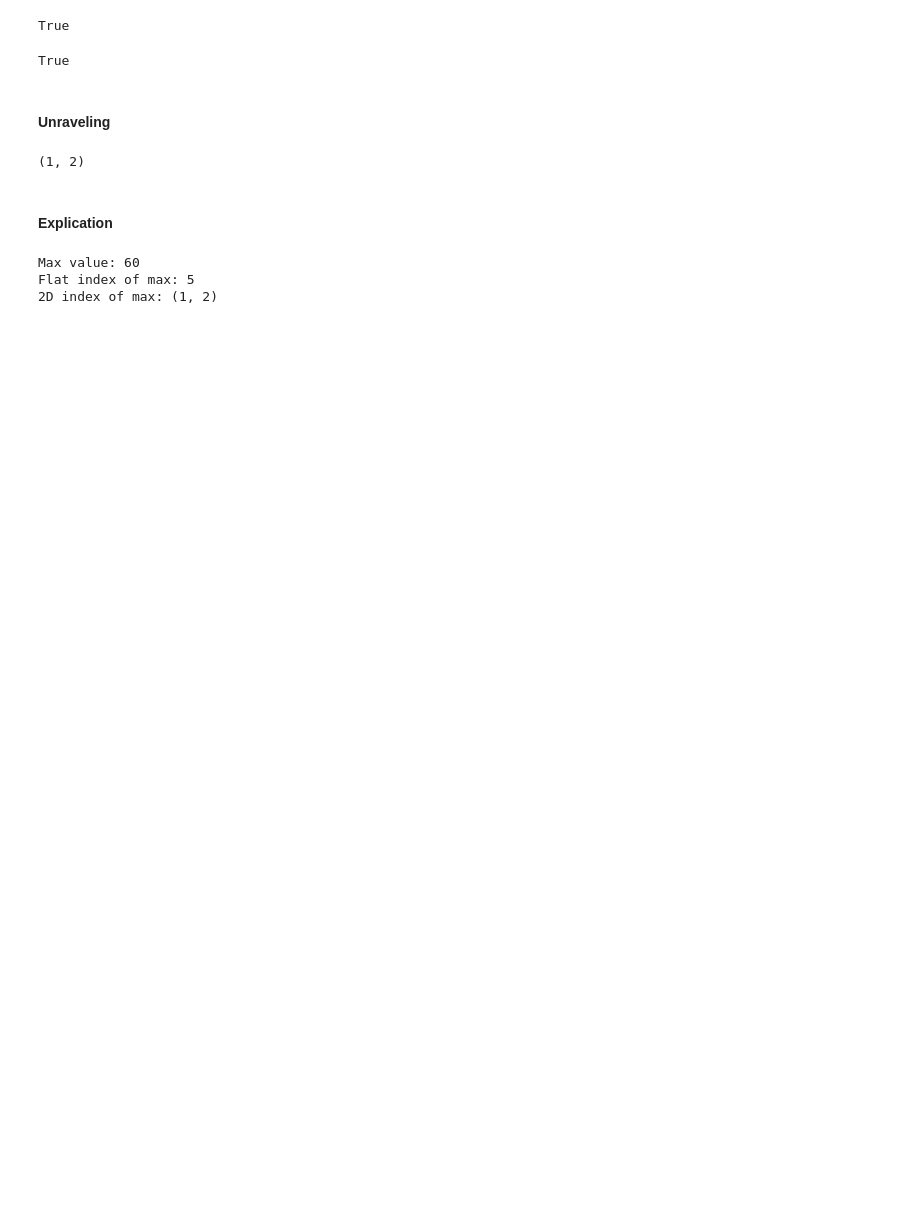
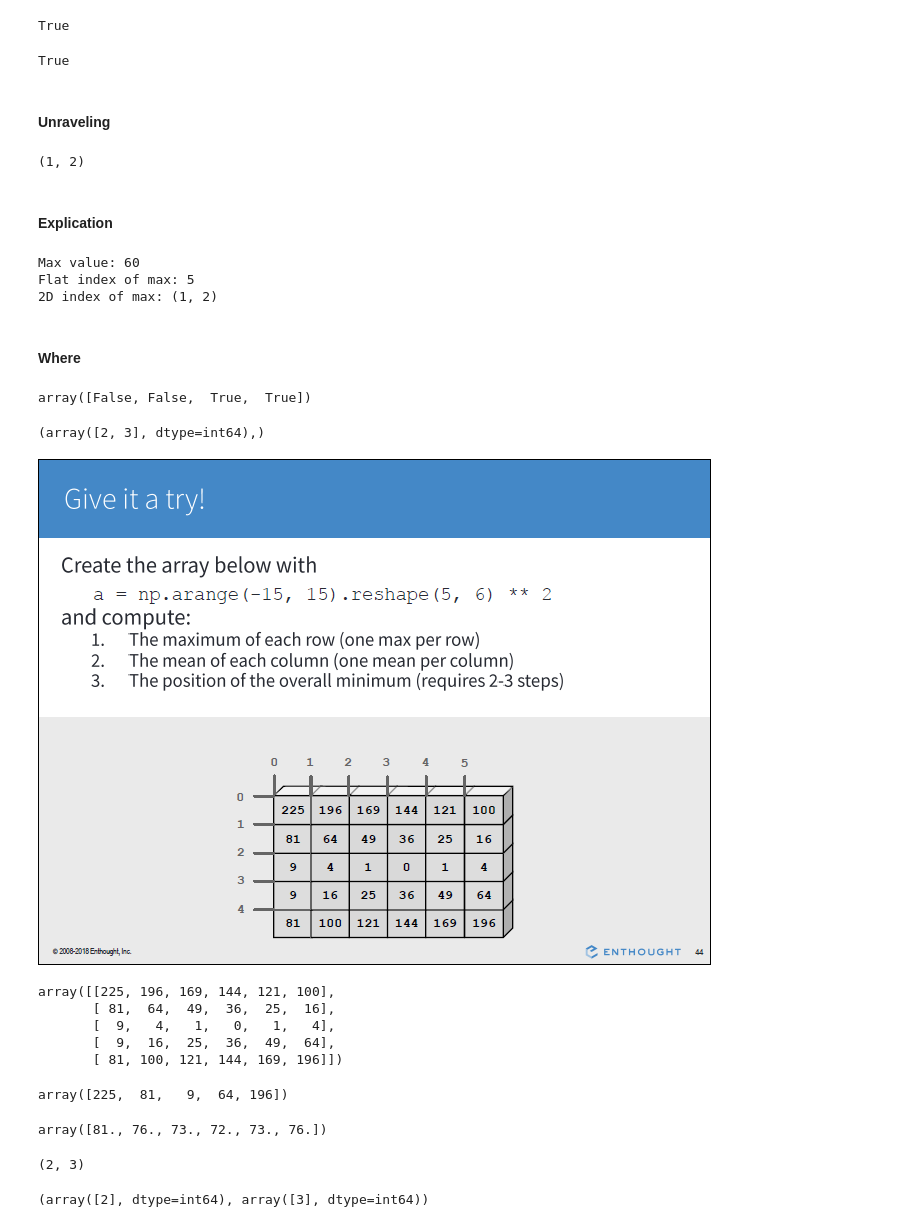
Before and after one commit to Jhonelkour/Numpy-Learning-Journey, a Jupyter notebook: Computation_with_Arrays.ipynb, the cells around one changed output. Saved outputs shown, nothing was run; the diff lists cells and outputs as text; code cells hidden in the pictures; blank space fills up the shorter version.

Commit message:
Where and Exercise

```diff
--- a/Computation_with_Arrays.ipynb
+++ b/Computation_with_Arrays.ipynb
@@ -326,3 +326,5 @@ print("2D index of max:", max_position)          # (1, 2)
 Max value: 60
 Flat index of max: 5
 2D index of max: (1, 2)
+# %% [markdown]
+#### Where
@@ -328,0 +333,43 @@ Flat index of max: 5
+# %%
+a == a.max()
+# %% [output]
+array([False, False,  True,  True])
+# %%
+np.where(a == a.max()) # 5,5
+# %% [output]
+(array([2, 3], dtype=int64),)
+# %%
+Image(filename='./Image/Exercice_6.PNG')
+# %% [output]
+[figure, added]
+# %%
+a = np.arange(-15, 15).reshape(5, 6)** 2
+a
+# %% [output]
+array([[225, 196, 169, 144, 121, 100],
+       [ 81,  64,  49,  36,  25,  16],
+       [  9,   4,   1,   0,   1,   4],
+       [  9,  16,  25,  36,  49,  64],
+       [ 81, 100, 121, 144, 169, 196]])
+# %%
+row_max = a.max(axis=1)
+row_max
+# %% [output]
+array([225,  81,   9,  64, 196])
+# %%
+column_means = a.mean(axis=0)
+column_means
+# %% [output]
+array([81., 76., 73., 72., 73., 76.])
+# %%
+min_index_flat = a.argmin()
+min_position = np.unravel_index(min_index_flat, a.shape)
+min_position
+# %% [output]
+(2, 3)
+# %%
+# Or
+a == a.min()
+np.where( a == a.min())
+# %% [output]
+(array([2], dtype=int64), array([3], dtype=int64))
```
Also changed, not shown: parts of 1 cell of this notebook.
